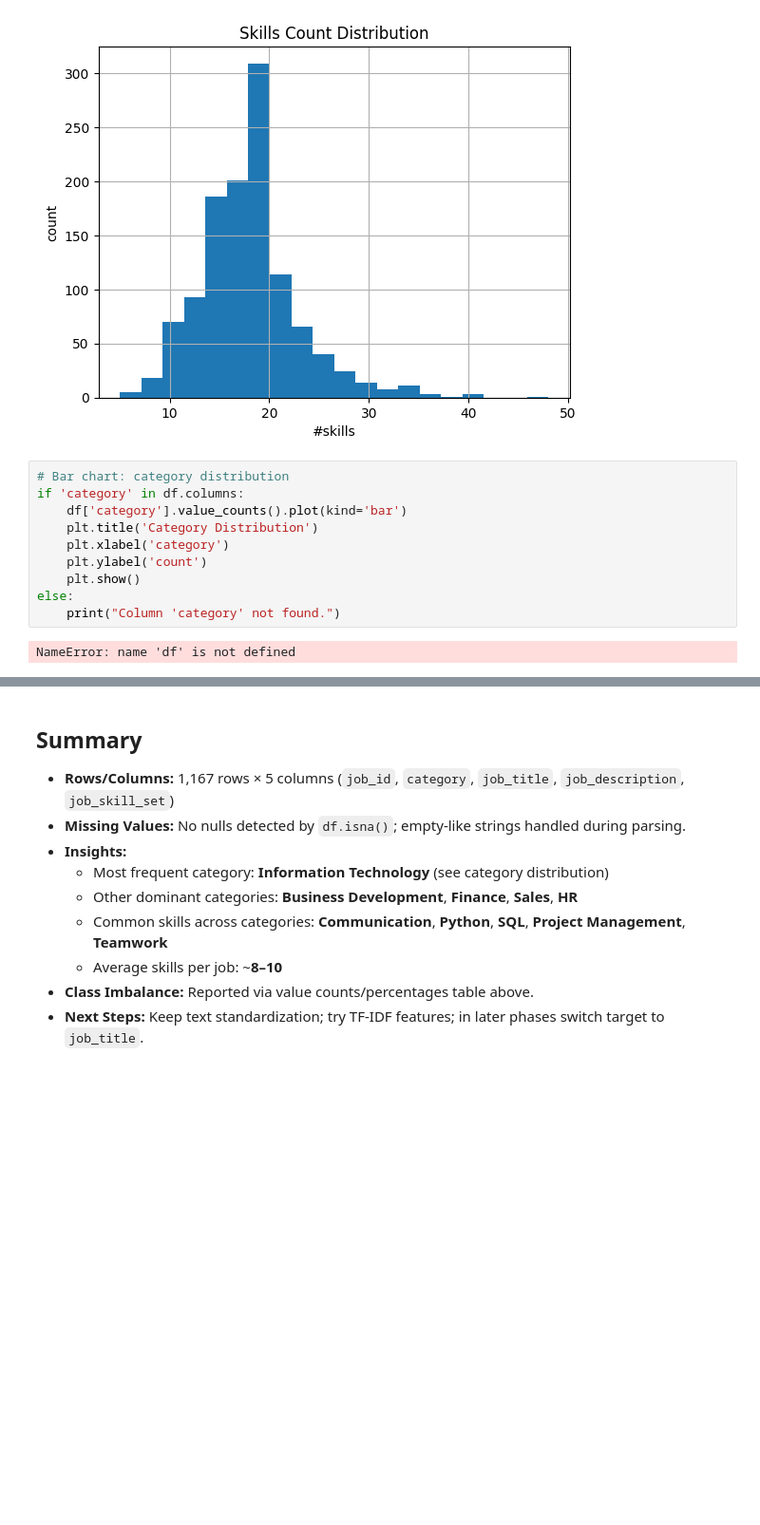
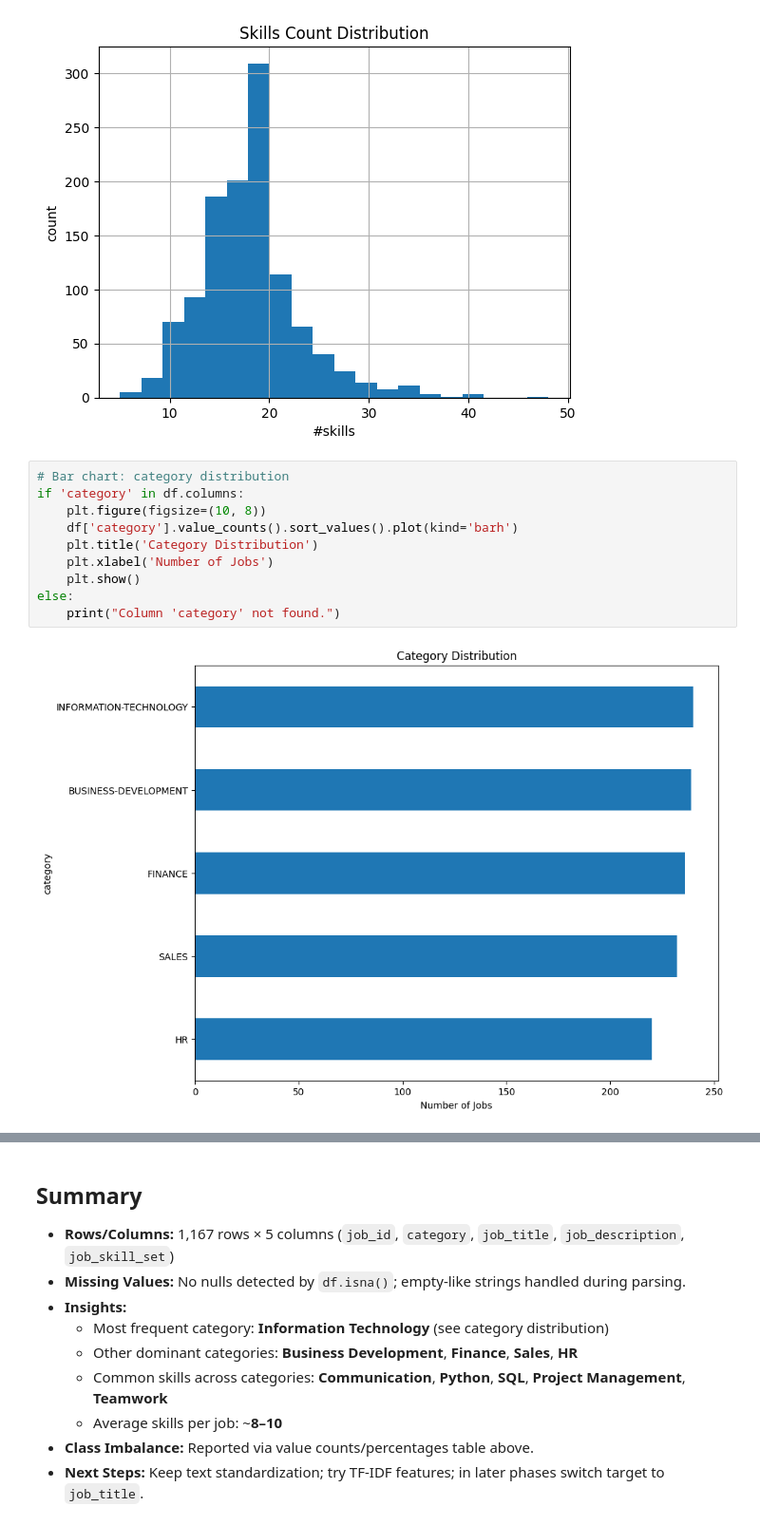
Before and after one commit to RanaaAlanezi/SWE485-Project-Group7, a Jupyter notebook: Phase1_Data_Exploration.ipynb, the cells around one changed output, grey strips where cells are left out. Shown: that part at 95% size. Drawn from its saved outputs; the diff is of its cells as text; blank space fills up the shorter version.

```diff
--- a/Phase1_Data_Exploration.ipynb
+++ b/Phase1_Data_Exploration.ipynb
@@ -152,15 +185,15 @@ plt.show()
 # %%
 # Bar chart: category distribution
 if 'category' in df.columns:
-    df['category'].value_counts().plot(kind='bar')
+    plt.figure(figsize=(10, 8))
+    df['category'].value_counts().sort_values().plot(kind='barh')
     plt.title('Category Distribution')
-    plt.xlabel('category')
-    plt.ylabel('count')
+    plt.xlabel('Number of Jobs')
     plt.show()
 else:
     print("Column 'category' not found.")
 # %% [output]
-NameError: name 'df' is not defined
+[figure, added]
 # %%
 # Ensure df exists and the engineered features are present
 assert 'description_length' in df.columns and 'skills_count' in df.columns, \
```
Also changed, not shown: parts of 7 cells of this notebook.
